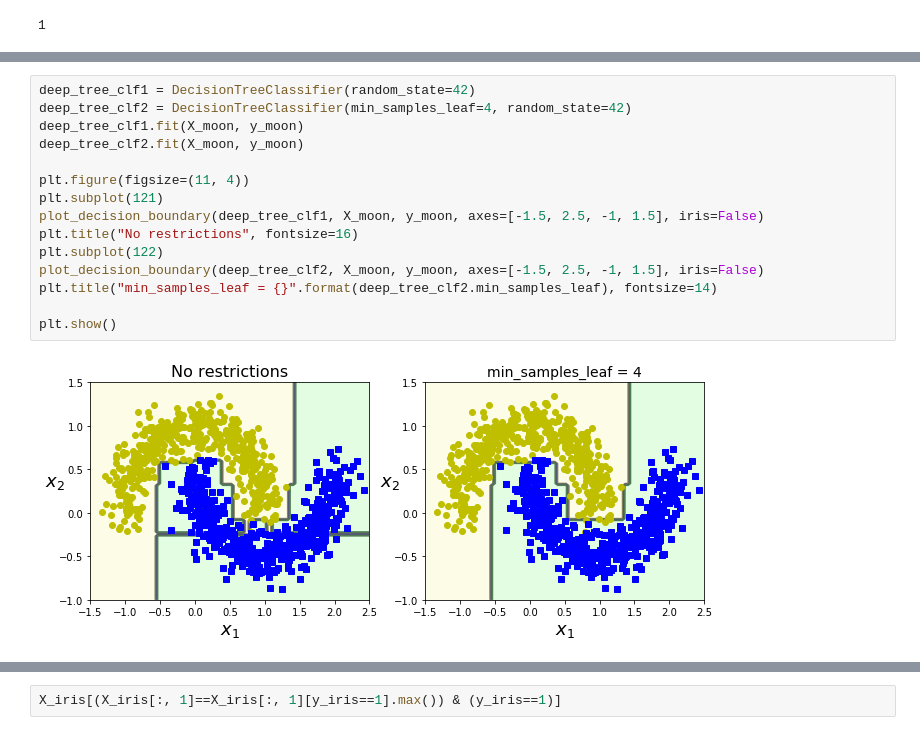
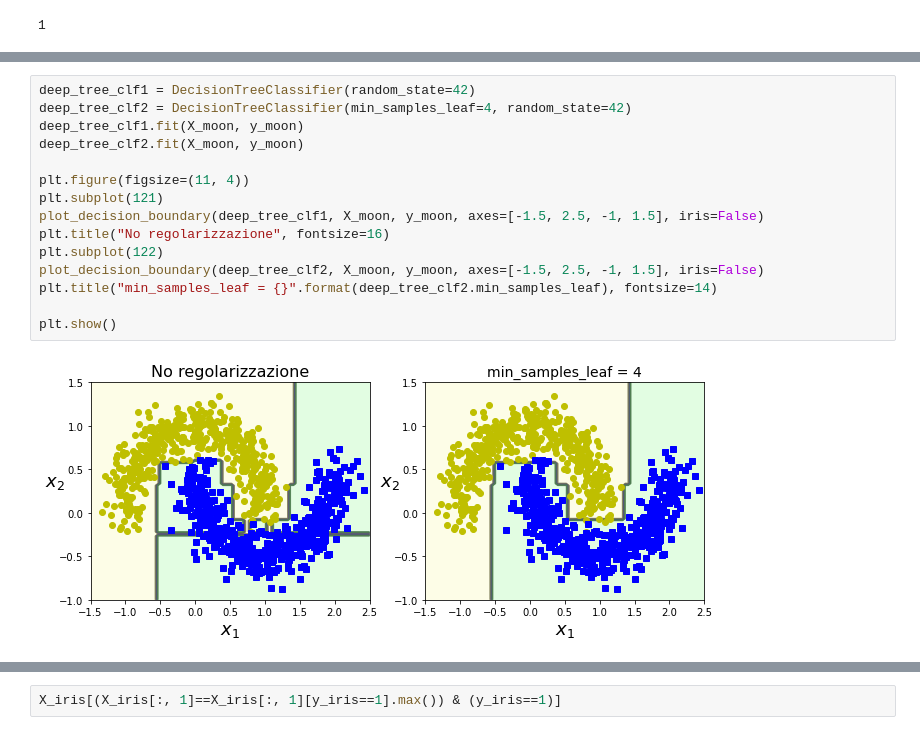
Before and after one commit to matzigno/CSML21, a Jupyter notebook: SVM-DecTree-Ensemble.ipynb, the cells around one changed output, grey strips where cells are left out. Saved outputs shown, nothing was run; the diff lists cells and outputs as text.

```diff
--- a/SVM-DecTree-Ensemble.ipynb
+++ b/SVM-DecTree-Ensemble.ipynb
@@ -547,17 +552,17 @@ Here we see the effect of the parameter min_sample_leaf on the moon dataset.
 # %%
 deep_tree_clf1 = DecisionTreeClassifier(random_state=42)
 deep_tree_clf2 = DecisionTreeClassifier(min_samples_leaf=4, random_state=42)
 deep_tree_clf1.fit(X_moon, y_moon)
 deep_tree_clf2.fit(X_moon, y_moon)
 
 plt.figure(figsize=(11, 4))
 plt.subplot(121)
 plot_decision_boundary(deep_tree_clf1, X_moon, y_moon, axes=[-1.5, 2.5, -1, 1.5], iris=False)
-plt.title("No restrictions", fontsize=16)
+plt.title("No regolarizzazione", fontsize=16)
 plt.subplot(122)
 plot_decision_boundary(deep_tree_clf2, X_moon, y_moon, axes=[-1.5, 2.5, -1, 1.5], iris=False)
 plt.title("min_samples_leaf = {}".format(deep_tree_clf2.min_samples_leaf), fontsize=14)
 
 plt.show()
 # %% [output]
-[figure, old version]
+[figure, new version]
```
Also changed, not shown: parts of 39 cells of this notebook.
